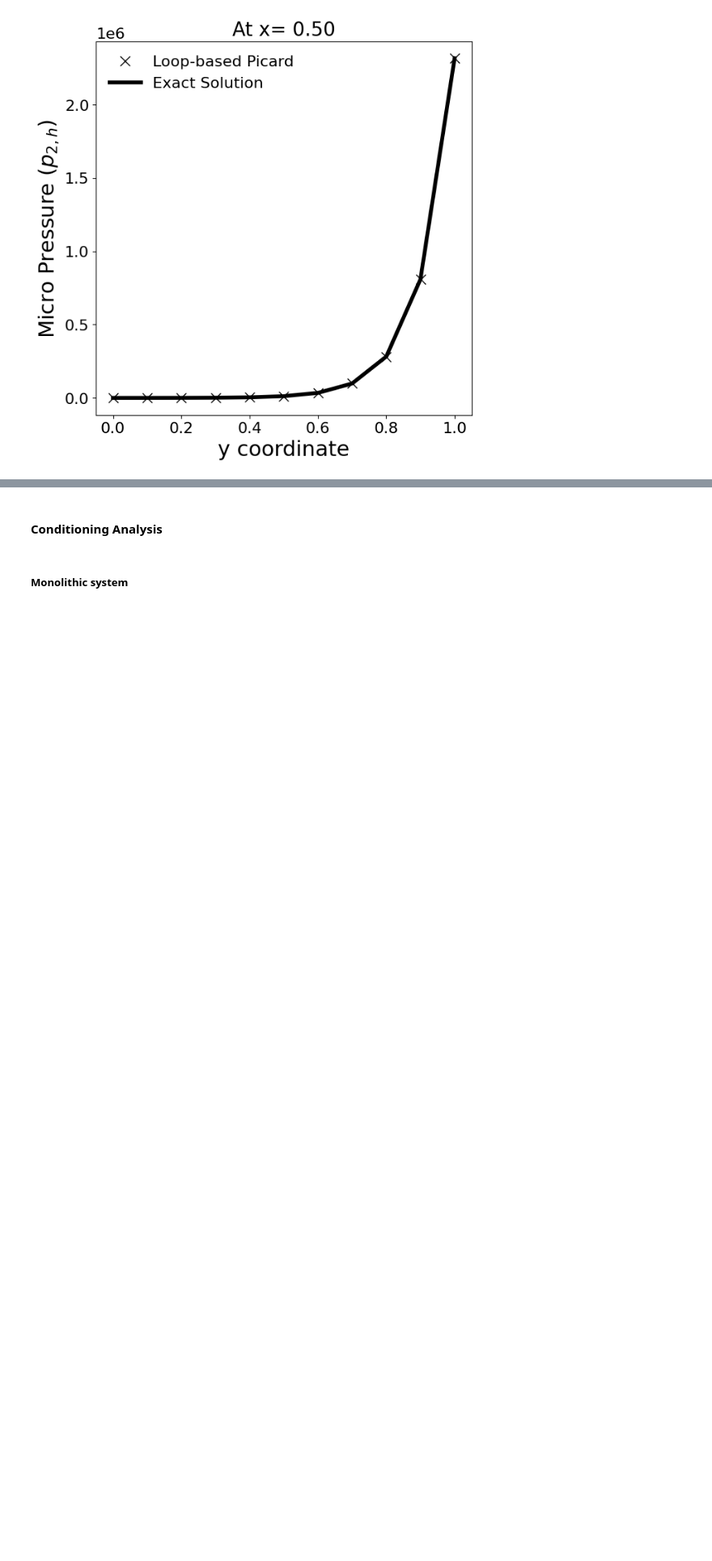
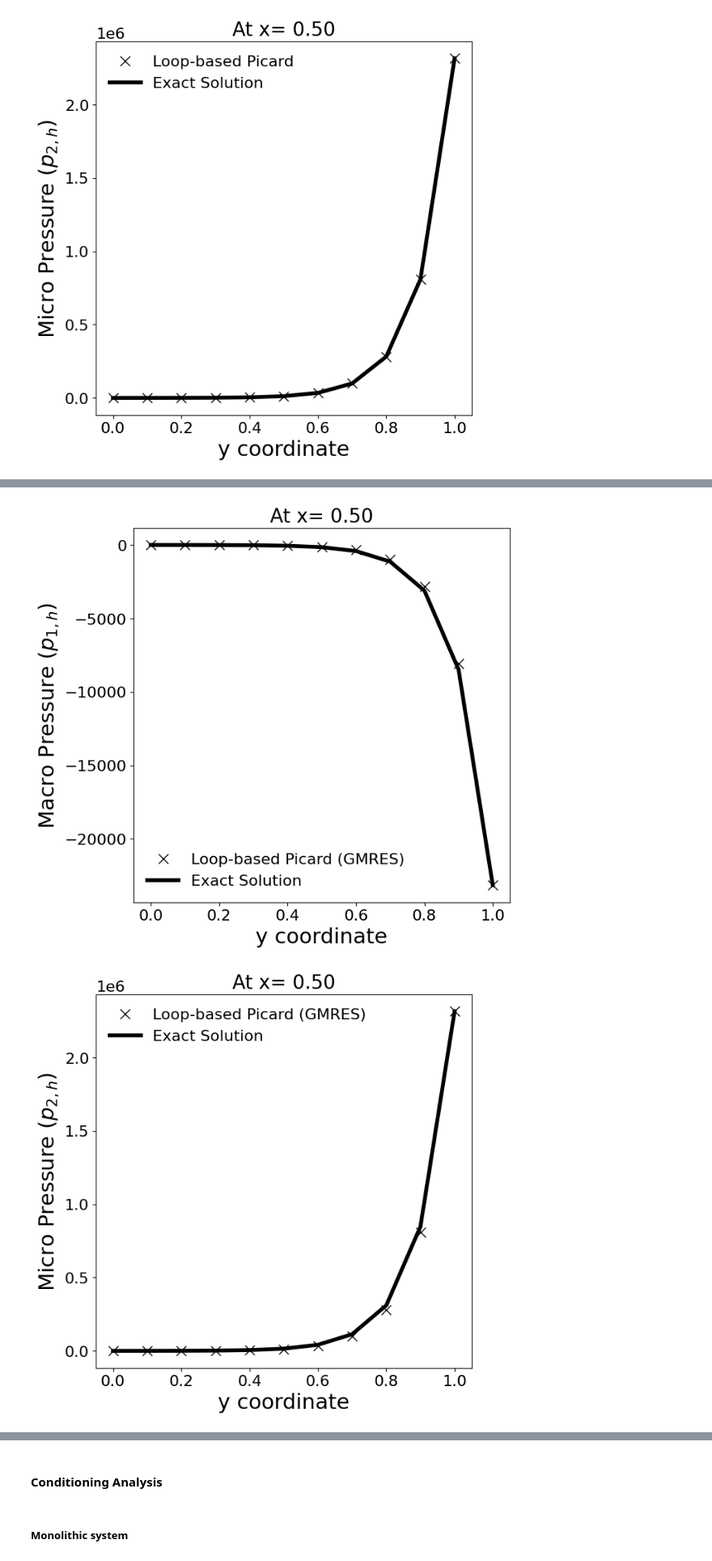
Before and after one commit to ThermoPhase-FCSRG/perphil, a Jupyter notebook: notebooks/conforming-galerkin-fem-operator-splitting-2D-perphil.ipynb, the cells around one changed output, grey strips where cells are left out. Shown at 81% size. Cells and saved outputs as stored; diff of their text form; code cells hidden in the pictures; blank space fills up the shorter version.

Commit message:
Extend general 2D perphil ipynb with new Picard approaches

```diff
--- a/notebooks/conforming-galerkin-fem-operator-splitting-2D-perphil.ipynb
+++ b/notebooks/conforming-galerkin-fem-operator-splitting-2D-perphil.ipynb
@@ -359,0 +468,11 @@ plt.show()
+# %%
+solver_parameters = {**PICARD_GMRES_SOLVER_PARAMS, **solver_additional_param}
+solution_data_picard_gmres = solve_dpp_nonlinear(
+    W, dpp_params, bcs, solver_parameters=solver_parameters
+)
+solution_picard_gmres = solution_data_picard_gmres.solution
+p1_picard_gmres, p2_picard_gmres = split_dpp_solution(solution_picard_gmres)
+
+u1_picard_gmres = calculate_darcy_velocity_from_pressure(p1_picard_gmres, dpp_params.k1)
+
+u2_picard_gmres = calculate_darcy_velocity_from_pressure(p2_picard_gmres, dpp_params.k2)
@@ -359,0 +497,7 @@ plt.show()
+# %%
+y_points, p1_picard_gmres_at_x_mid_point = slice_along_x(
+    p1_picard_gmres, x_value=x_mid_point
+)
+_, p2_picard_gmres_at_x_mid_point = slice_along_x(p2_picard_gmres, x_value=x_mid_point)
+
+y_points, p1_picard_gmres_at_x_mid_point, p2_picard_gmres_at_x_mid_point
@@ -359,0 +512,38 @@ plt.show()
+# %%
+figsize = (7, 7)
+plt.figure(figsize=figsize)
+plt.plot(
+    y_points,
+    p1_picard_gmres_at_x_mid_point,
+    "x",
+    ms=10,
+    lw=4,
+    c="k",
+    label="Loop-based Picard (GMRES)",
+)
+plt.plot(y_points, p1_exact_at_x_mid_point, lw=4, c="k", label="Exact Solution")
+plt.legend(frameon=False)
+plt.xlabel("y coordinate")
+plt.ylabel(r"Macro Pressure $(p_{1,h})$")
+plt.title(f"At x= {x_mid_point:.2f}")
+plt.show()
+
+plt.figure(figsize=figsize)
+plt.plot(
+    y_points,
+    p2_picard_gmres_at_x_mid_point,
+    "x",
+    ms=10,
+    lw=4,
+    c="k",
+    label="Loop-based Picard (GMRES)",
+)
+plt.plot(y_points, p2_exact_at_x_mid_point, lw=4, c="k", label="Exact Solution")
+plt.legend(frameon=False)
+plt.xlabel("y coordinate")
+plt.ylabel(r"Micro Pressure $(p_{2,h})$")
+plt.title(f"At x= {x_mid_point:.2f}")
+plt.show()
+# %% [output]
+[figure, added]
+[figure, added]
```
Also changed, not shown: parts of 24 cells of this notebook, 1 other file.
